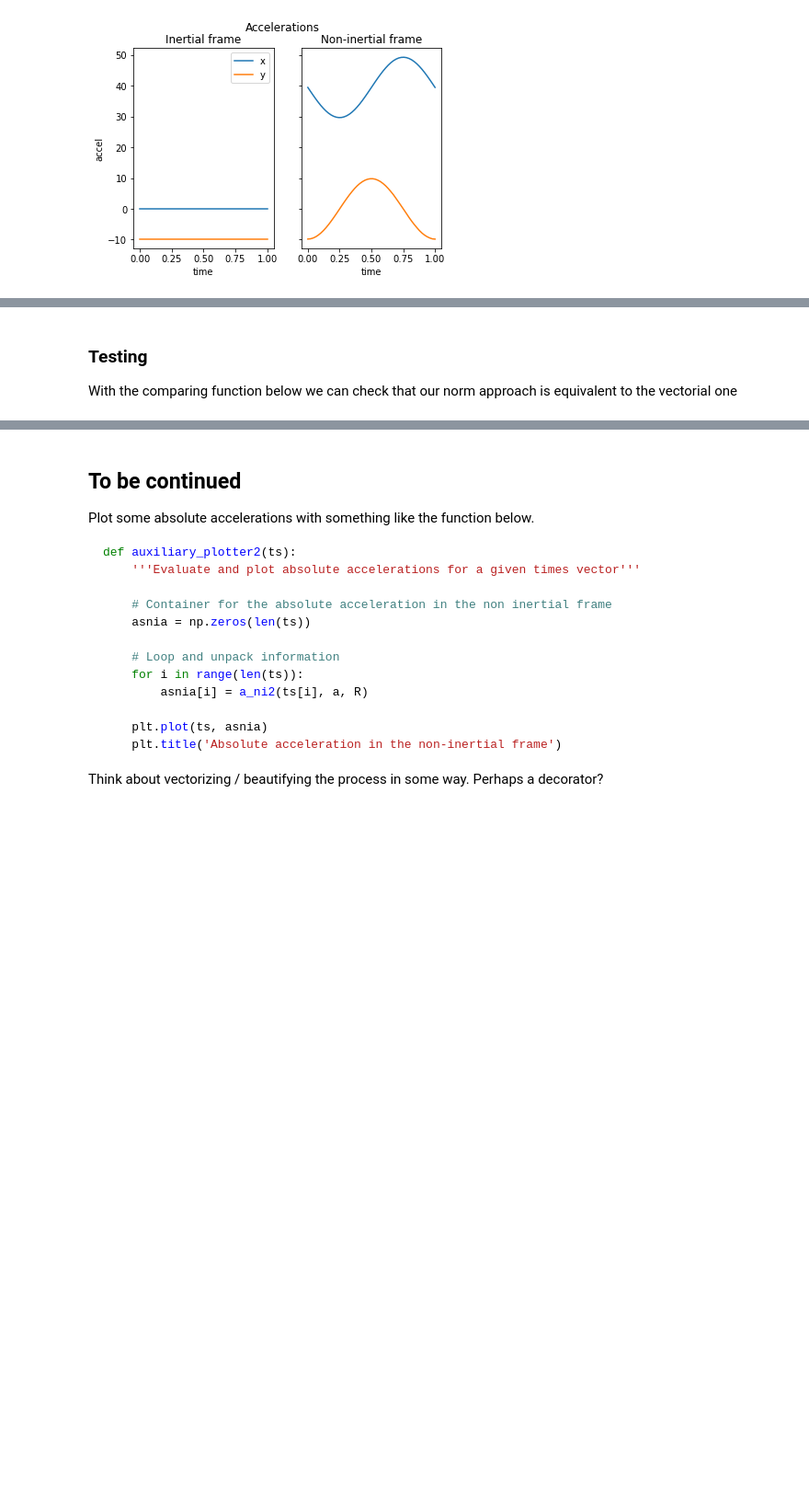
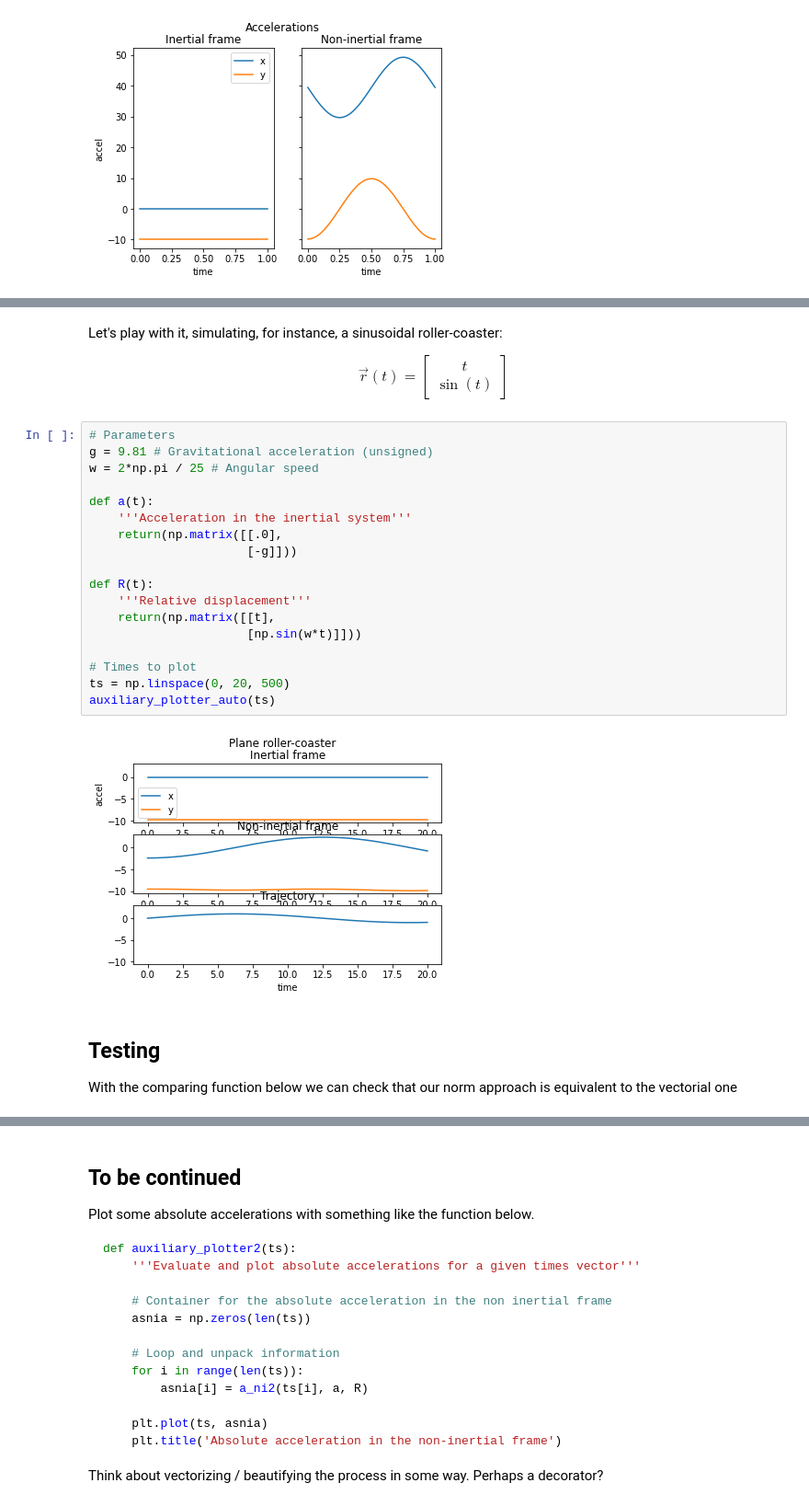
Before and after one commit to sequgen/accelsim, a Jupyter notebook: draft.ipynb, the cells around one changed output, grey strips where cells are left out. Shown: that part at 92% size. Saved outputs shown, nothing was run; the diff lists cells and outputs as text; blank space fills up the shorter version.

Commit message:
Add roller-coaster prototype

```diff
--- a/draft.ipynb
+++ b/draft.ipynb
@@ -338,5 +469,31 @@ auxiliary_plotter(ts)
+# %% [markdown]
+Let's play with it, simulating, for instance, a sinusoidal roller-coaster:
+
+$$
+\vec r(t) = \begin{bmatrix} t \\ \sin(t) \end{bmatrix}
+$$
+# %%
+# Parameters
+g = 9.81 # Gravitational acceleration (unsigned)
+w = 2*np.pi / 25 # Angular speed
+
+def a(t):
+    '''Acceleration in the inertial system'''
+    return(np.matrix([[.0],
+                      [-g]]))
+
+def R(t):
+    '''Relative displacement'''
+    return(np.matrix([[t],
+                      [np.sin(w*t)]]))
+
+# Times to plot
+ts = np.linspace(0, 20, 500)
+auxiliary_plotter_auto(ts)
+# %% [output]
+[figure, added]
 # %% [markdown]
-### Testing
+## Testing
 
 With the comparing function below we can check that our norm approach is equivalent to the vectorial one
 # %%
```
Also changed, not shown: parts of 6 cells of this notebook.
